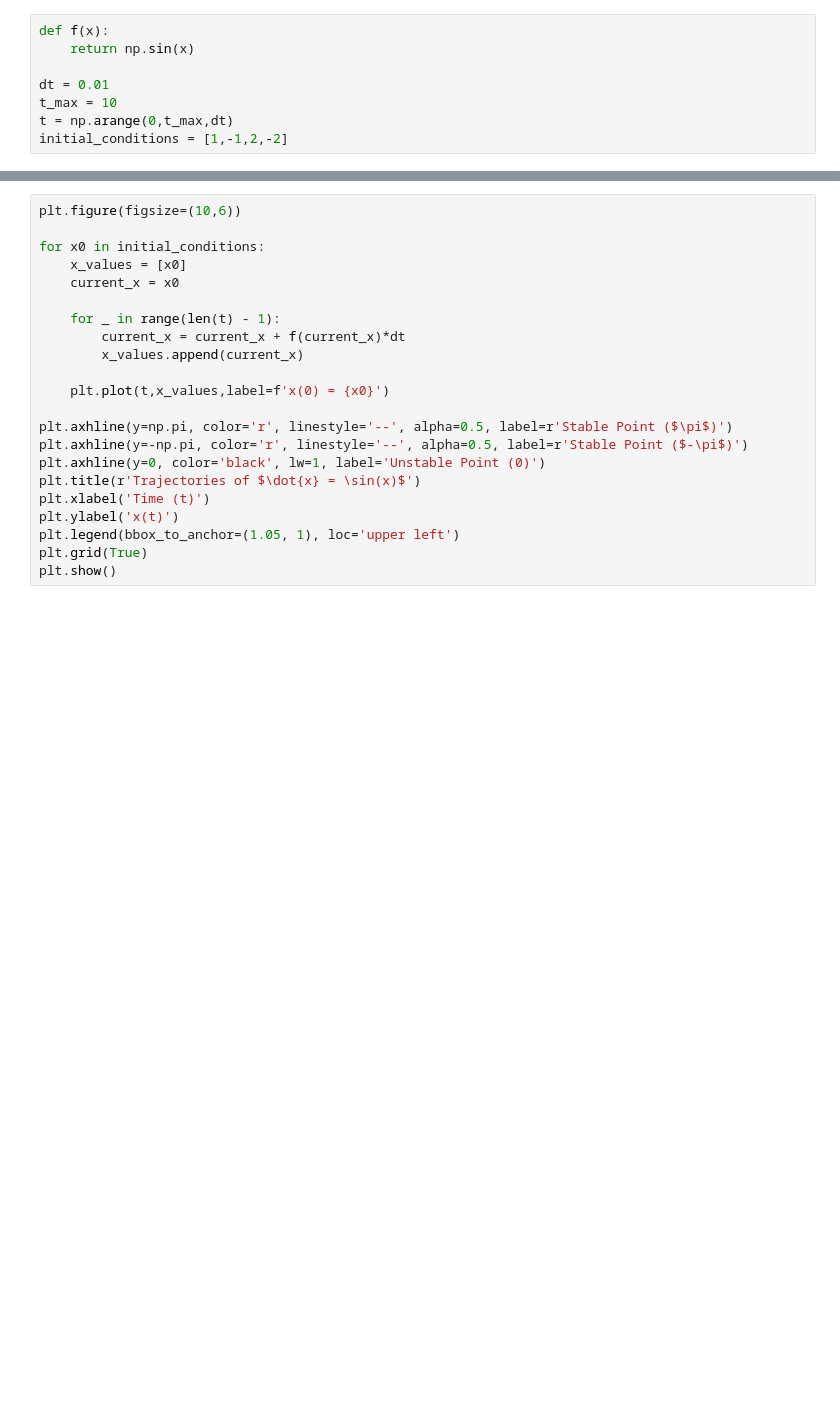
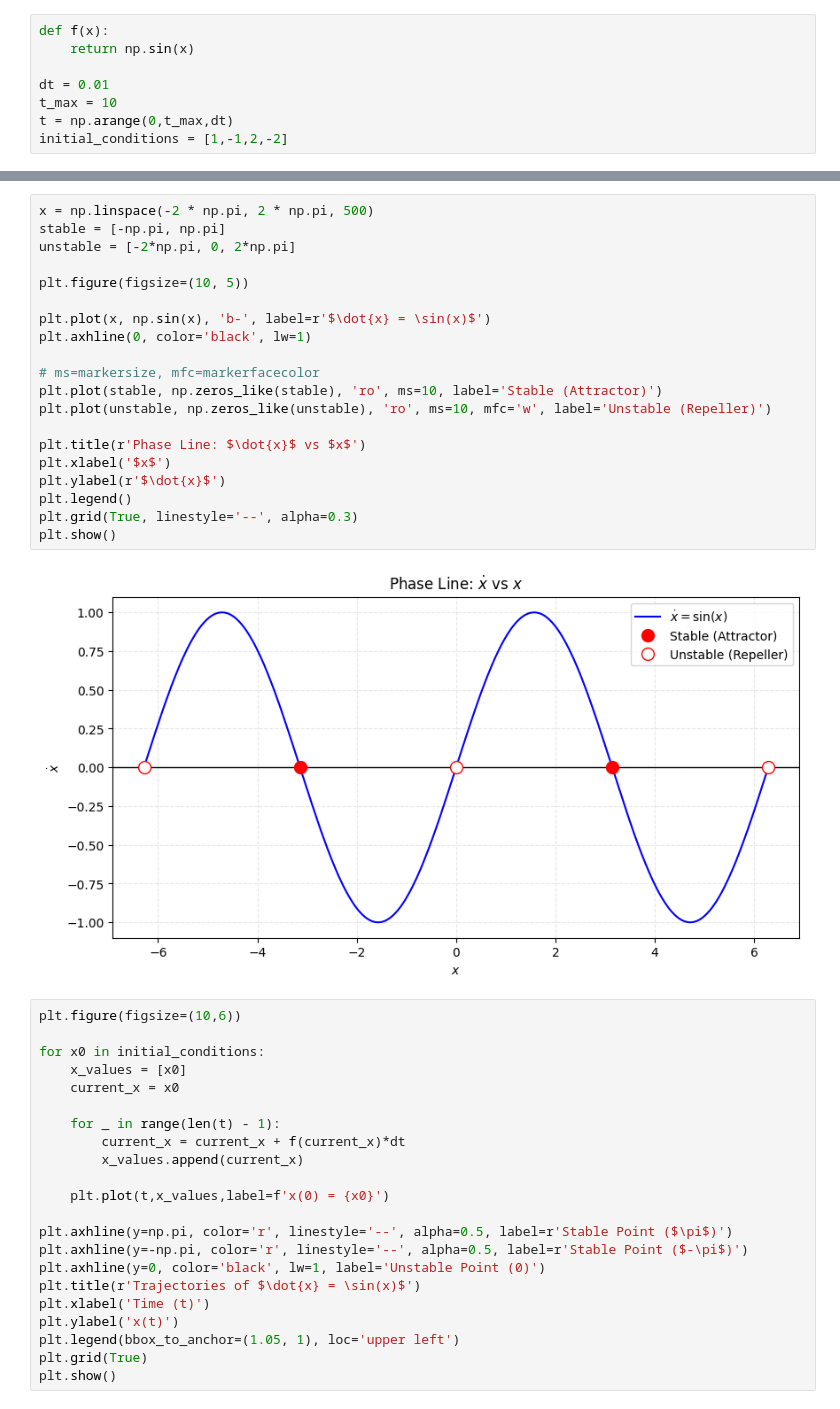
Before and after one commit to Prelioz/Computational-Physics, a Jupyter notebook: Lab 3/01.ipynb, the cells around one changed output, grey strips where cells are left out. Cells and saved outputs as stored; diff of their text form; blank space fills up the shorter version.

```diff
--- a/Lab 3/01.ipynb
+++ b/Lab 3/01.ipynb
@@ -43,3 +50,25 @@ initial_conditions = [1,-1,2,-2]
+# %%
+x = np.linspace(-2 * np.pi, 2 * np.pi, 500)
+stable = [-np.pi, np.pi]
+unstable = [-2*np.pi, 0, 2*np.pi]
+
+plt.figure(figsize=(10, 5))
+
+plt.plot(x, np.sin(x), 'b-', label=r'$\dot{x} = \sin(x)$')
+plt.axhline(0, color='black', lw=1)
+
+# ms=markersize, mfc=markerfacecolor
+plt.plot(stable, np.zeros_like(stable), 'ro', ms=10, label='Stable (Attractor)')
+plt.plot(unstable, np.zeros_like(unstable), 'ro', ms=10, mfc='w', label='Unstable (Repeller)')
+
+plt.title(r'Phase Line: $\dot{x}$ vs $x$')
+plt.xlabel('$x$')
+plt.ylabel(r'$\dot{x}$')
+plt.legend()
+plt.grid(True, linestyle='--', alpha=0.3)
+plt.show()
+# %% [output]
+[figure, added]
 # %%
 plt.figure(figsize=(10,6))
 
```
Also changed, not shown: parts of 1 cell of this notebook, 3 other files.
